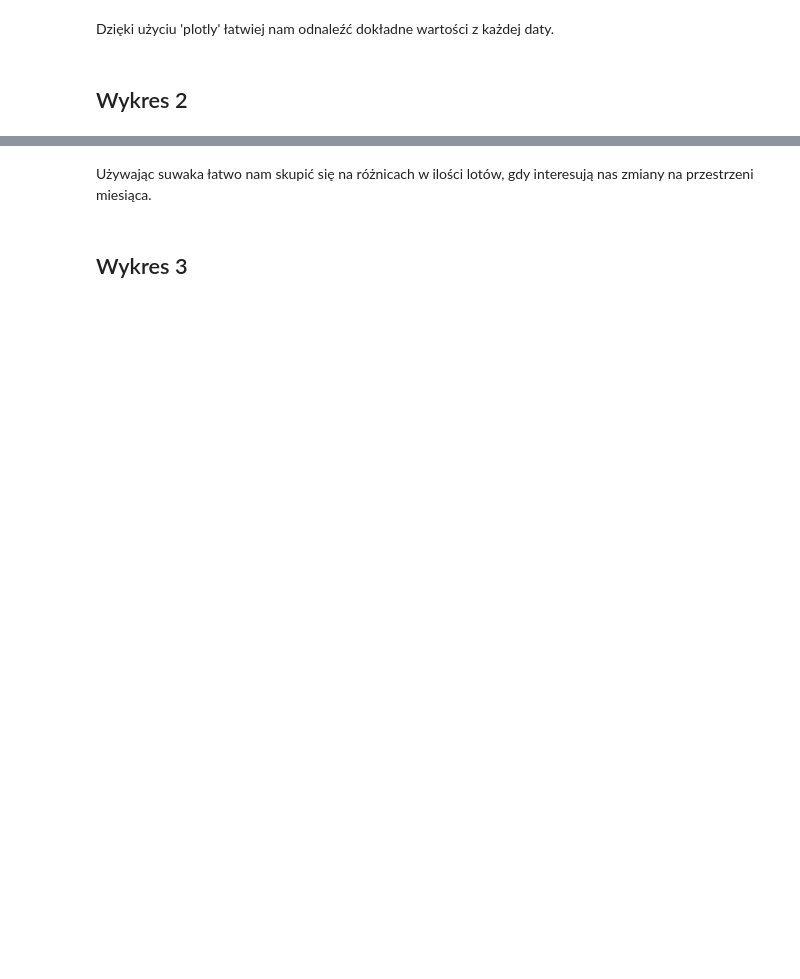
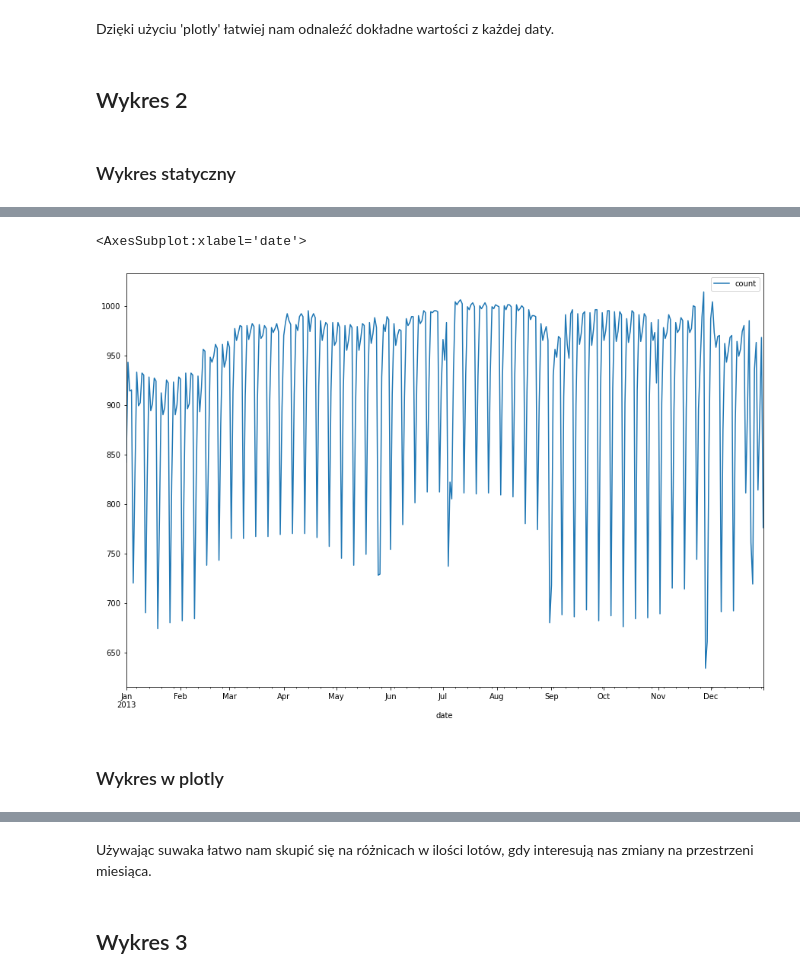
Before and after one commit to mini-pw/2021L-ExploratoryDataAnalysis, a Jupyter notebook: PraceDomowe/PracaDomowa7+8/Okręglicki Krystian PD 7+8/Praca_domowa_7_i_8.ipynb, the cells around one changed output, grey strips where cells are left out. Cells and saved outputs as stored; diff of their text form; code cells hidden in the pictures; blank space fills up the shorter version.

```diff
--- a/PraceDomowe/PracaDomowa7+8/Okręglicki Krystian PD 7+8/Praca_domowa_7_i_8.ipynb
+++ b/PraceDomowe/PracaDomowa7+8/Okręglicki Krystian PD 7+8/Praca_domowa_7_i_8.ipynb
@@ -48,6 +44,8 @@ fig.show()
 Dzięki użyciu 'plotly' łatwiej nam odnaleźć dokładne wartości z każdej daty.
 # %% [markdown]
 ## Wykres 2
+# %% [markdown]
+### Wykres statyczny
 # %%
 airlines = nycflights13.airlines
 airports = nycflights13.airports
@@ -64,10 +62,5 @@ flight_count = flights.groupby(['year', 'month', 'day'])\
 flight_count['date'] = pd.to_datetime(flight_count[['year', 'month', 'day']])
 flight2 = flight_count.drop(['year'], axis=1)
 
-
-
-fig = px.line(flight2, x="day", y="count", animation_frame="month", hover_name="date", range_y=[600,1100])
-
-fig["layout"].pop("updatemenus") # optional, drop animation buttons
-fig.show()
+flight_count.plot(x='date', y='count', figsize=(15, 10))
 # %% [output]
@@ -74,0 +67,4 @@ fig.show()
+<AxesSubplot:xlabel='date'>
+[figure, added]
+# %% [markdown]
+### Wykres w plotly
```
Also changed, not shown: parts of 11 cells of this notebook.
